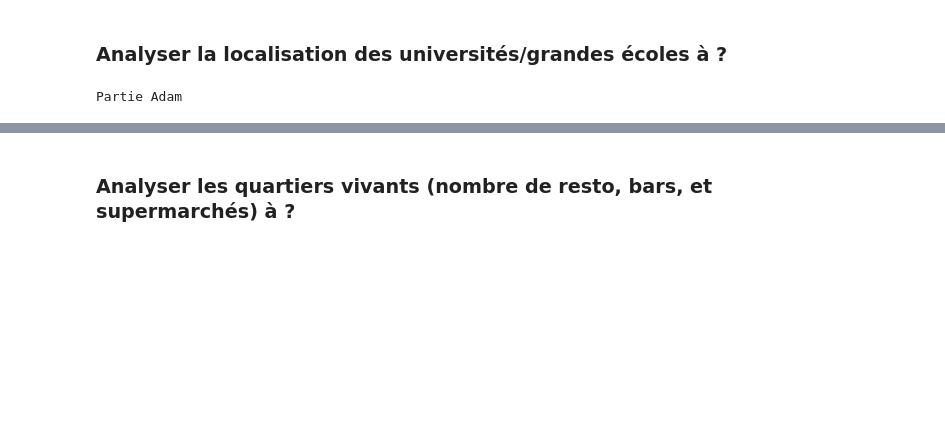
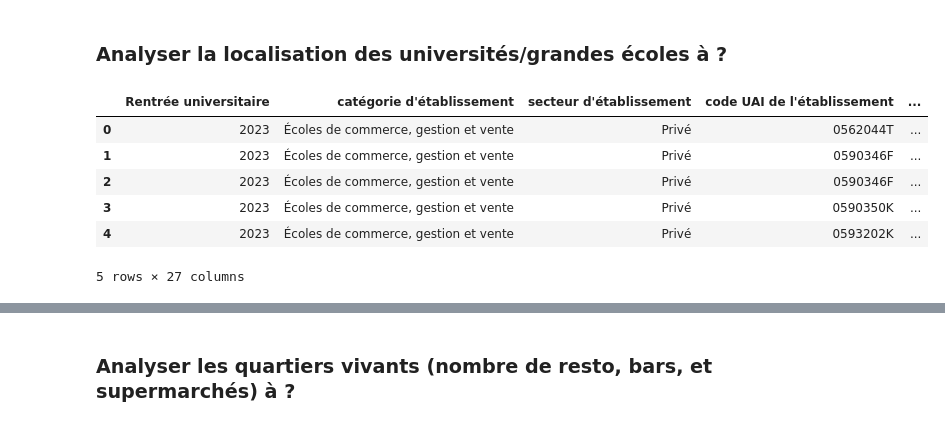
Before and after one commit to adam2504/Analyse_Donnees_Foncieres, a Jupyter notebook: notebook_adam.ipynb, the cells around one changed output, grey strips where cells are left out. Cells and saved outputs as stored; diff of their text form; code cells hidden in the pictures; blank space fills up the shorter version.

```diff
--- a/notebook_adam.ipynb
+++ b/notebook_adam.ipynb
@@ -70,6 +73,16 @@ Partie Valentine
 # %% [markdown]
 ### Analyser la **localisation des universités/grandes écoles** à ? ###
 # %%
-print("Partie Adam")
+url_df_enseignement_sup = "https://huggingface.co/datasets/analysedonneesfoncieresdata/analyse_fonciere_data/resolve/main/fr-esr-atlas_regional-effectifs-d-etudiants-inscrits-detail_etablissements.csv"
+
+df_enseignement_sup = pd.read_csv(url_df_enseignement_sup, delimiter=';')
+
+df_enseignement_sup.head()
 # %% [output]
+|  | Rentrée universitaire | catégorie d'établissement | secteur d'établissement | code UAI de l'établissement | ... |
+| 0 | 2023 | Écoles de commerce, gestion et vente | Privé | 0562044T | ... |
+| 1 | 2023 | Écoles de commerce, gestion et vente | Privé | 0590346F | ... |
+| 2 | 2023 | Écoles de commerce, gestion et vente | Privé | 0590346F | ... |
+| 3 | 2023 | Écoles de commerce, gestion et vente | Privé | 0590350K | ... |
+| 4 | 2023 | Écoles de commerce, gestion et vente | Privé | 0593202K | ... |
-Partie Adam
+5 rows × 27 columns
```
Also changed, not shown: parts of 5 cells of this notebook.
